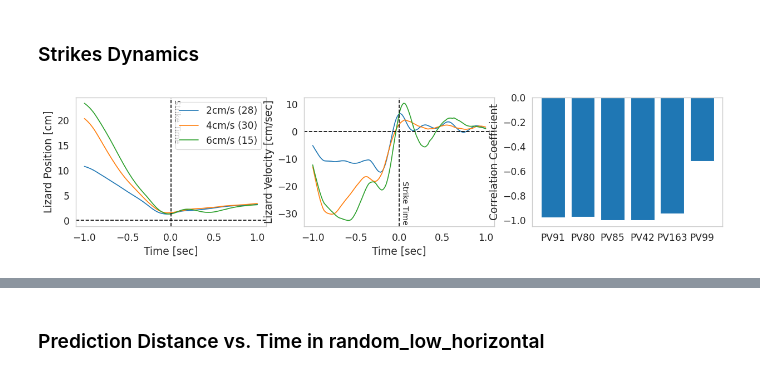
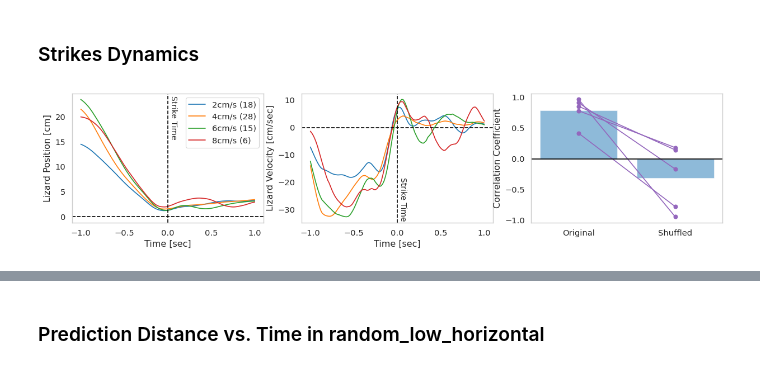
Before and after one commit to EvolutionaryNeuralCodingLab/PreyTouch, a Jupyter notebook: notebooks/paper_figs.ipynb, the cells around one changed output, grey strips where cells are left out. Saved outputs shown, nothing was run; the diff lists cells and outputs as text; code cells hidden in the pictures.

```diff
--- a/notebooks/paper_figs.ipynb
+++ b/notebooks/paper_figs.ipynb
@@ -286,16 +299,32 @@ def filter_min_start_y(res, min_start_y):
         res[speed] = {metric: (t, y_[mask, :]) for metric, (t, y_) in d.items()}
     return res
 
-def get_strikes_dynamics_corr(res):
-    velocity_means = {}
-    for speed, d in res.items():
-        t, dy = d['velocity_y']
-        if dy.shape[0] > 0:
-            dy = np.nanmean(dy, axis=0)
-            dy_approach = dy[(t>-.8)&(t<-.2)]
-            velocity_means[speed] = np.nanmean(dy_approach)
-    speeds_, velocity_means = list(velocity_means.keys()), list(velocity_means.values())
-    return np.corrcoef(speeds_, velocity_means)[0, 1]
+def get_strikes_dynamics_corr(res, speeds):
+    ranks = {}
+    t = None
+    for speed in speeds:
+        d = res[speed]
+        t_, y = d['velocity_y']
+        if y.shape[0] > 0:
+            ranks[speed] = y
+            if t is None:
+                t = t_
+
+    y_ = np.vstack([y for y in ranks.values()])
+    shuffled_speeds = np.random.choice(list(ranks.keys()), (y_.shape[0],))
+    shuffled_ranks = {speed: y_[np.where(shuffled_speeds == speed)[0], :] for speed in ranks.keys()}
+    corrs = []
+    for d in [ranks, shuffled_ranks]:
+        ranks_, speeds_ = [], []
+        for speed, y in d.items():
+            y = -np.nanmean(y, axis=0)
+            y_approach = y[(t>-.8)&(t<-.2)]
+            ranks_.append(y_approach)
+            speeds_.append(speed)
+        ranks_ = rankdata(np.vstack(ranks_), axis=0)
+        ranks_avg = ranks_.mean(axis=1)
+        corrs.append(np.corrcoef(speeds_, ranks_avg)[0, 1])
+    return corrs  # [original, shuffled]
 
 def plot_single_animal_strikes_dynamics(res, axes=None, is_plot_legend=True):
     if axes is None:
@@ -322,35 +351,41 @@ def plot_single_animal_strikes_dynamics(res, axes=None, is_plot_legend=True):
         ax.set_ylabel(metrics[metric])
         ax.set_xlabel('Time [sec]')
         if metric == 'y' and is_plot_legend:
             ax.legend()
     return lines
 
 def plot_strikes_dynamics(example_animal, animals_ids, movement_type='random_low_horizontal', speeds=(2,4,6,8), min_start_y=None,
                           sec_after=1, sec_before=1, only_hits=False, smooth_kernel=17, only_first_trial_strikes=True, axes=None):
+    np.random.seed(10)
     if axes is None:
         fig, axes = plt.subplots(1,3, figsize=(15, 3))
     example_res = calc_strikes_dynamics(animal_id=example_animal, movement_type=movement_type, is_cache=True, sec_after=sec_after,
                                    sec_before=sec_before, only_hits=only_hits, smooth_kernel=smooth_kernel, only_first_trial_strikes=only_first_trial_strikes)
     example_res = {speed: d for speed, d in example_res.items() if speed in speeds}
     if min_start_y:
         example_res = filter_min_start_y(example_res, min_start_y)
     plot_single_animal_strikes_dynamics(example_res, axes=axes[:2])
 
-    corr_res = []
+    all_corrs = []
     for animal_id in animals_ids:
         res = calc_strikes_dynamics(animal_id=animal_id, movement_type=movement_type, is_cache=True, sec_after=sec_after,
                                     sec_before=sec_before, only_hits=only_hits, smooth_kernel=smooth_kernel, only_first_trial_strikes=only_first_trial_strikes)
         res = {speed: d for speed, d in res.items() if speed in speeds}
         if min_start_y:
             res = filter_min_start_y(res, min_start_y)
-        corr_res.append(get_strikes_dynamics_corr(res))
+        corrs = get_strikes_dynamics_corr(res, speeds)
+        axes[2].plot([0, 1], corrs, '-o', label=animal_id, color='tab:purple')
+        all_corrs.append(corrs)
 
-    axes[2].bar(animals_ids, corr_res)
+    axes[2].bar([0, 1], np.mean(np.vstack(all_corrs), axis=0), alpha=0.5)
+    axes[2].axhline(0, color='k')
     axes[2].set_ylabel('Correlation Coefficient')
+    axes[2].set_xticks([0, 1])
+    axes[2].set_xticklabels(['Original', 'Shuffled'])
     # fig.tight_layout()
     # fig.savefig(f'{FIGURE_PATH}/figures/strikes_dynamics.pdf')
 
 
-plot_strikes_dynamics('PV91', ['PV91', 'PV80', 'PV85', 'PV42', 'PV163', 'PV99'], min_start_y=2, speeds=(2,4,6))
+plot_strikes_dynamics('PV91', ['PV91', 'PV80', 'PV85', 'PV42', 'PV163'], min_start_y=5, speeds=(2,4,6,8))
 # %% [output]
-[figure, old version]
+[figure, new version]
```
Also changed, not shown: parts of 24 cells of this notebook, 1 other file.
